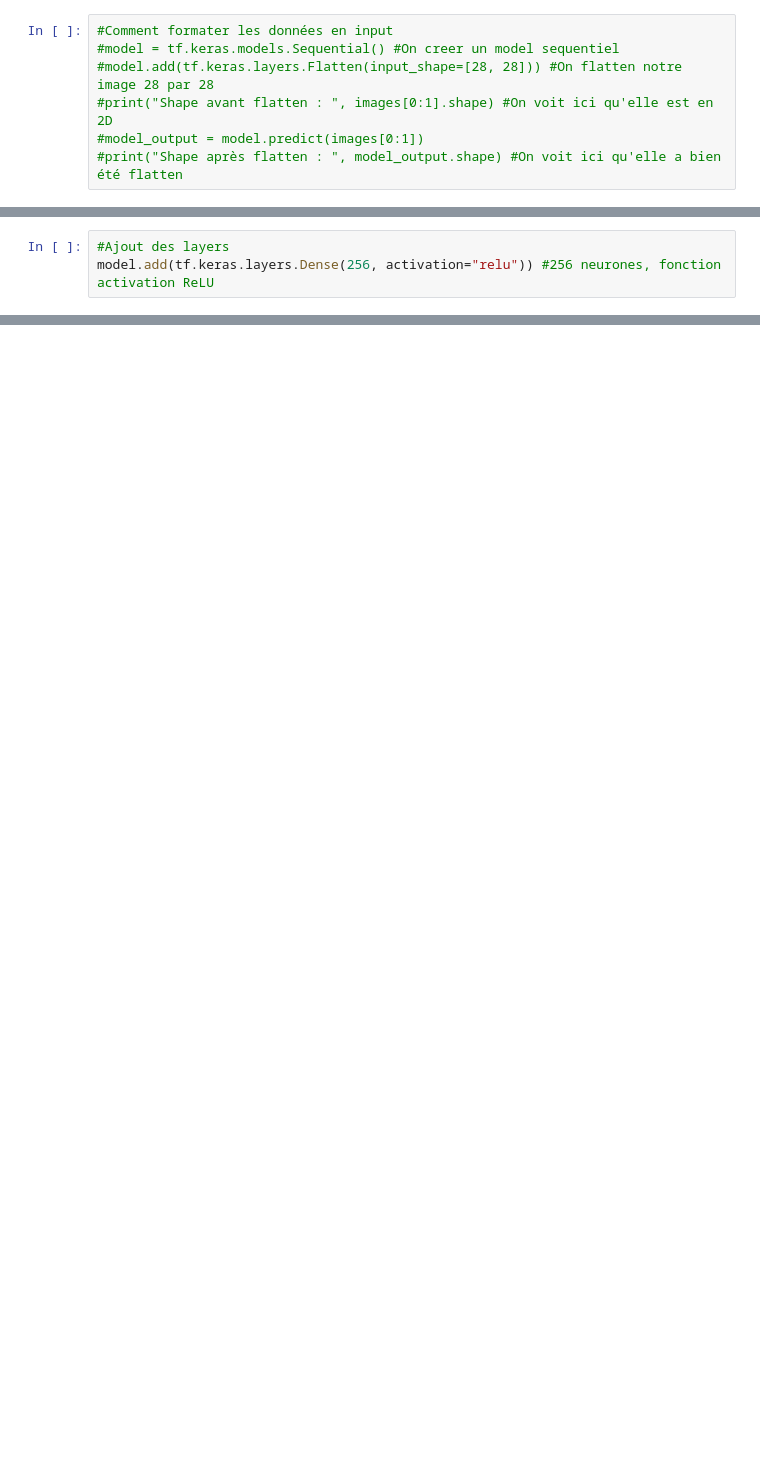
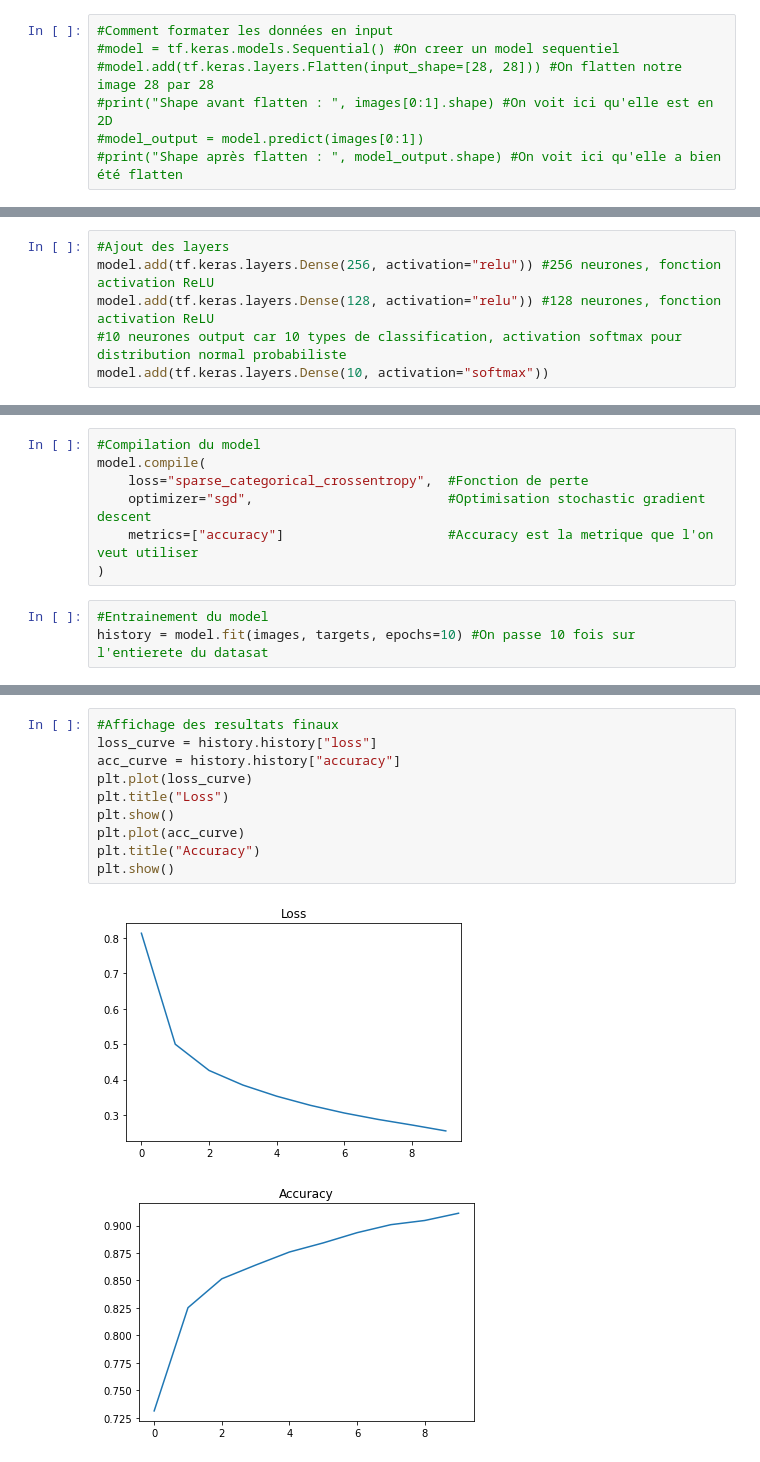
Before and after one commit to hanzopgp/TensorFlowTest, a Jupyter notebook: main.ipynb, the cells around one changed output, grey strips where cells are left out. Cells and saved outputs as stored; diff of their text form; blank space fills up the shorter version.

Commit message:
first model done

```diff
--- a/main.ipynb
+++ b/main.ipynb
@@ -49,3 +60,6 @@ model.add(tf.keras.layers.Flatten(input_shape=[28, 28]))
 # %%
 #Ajout des layers
 model.add(tf.keras.layers.Dense(256, activation="relu")) #256 neurones, fonction activation ReLU
+model.add(tf.keras.layers.Dense(128, activation="relu")) #128 neurones, fonction activation ReLU
+#10 neurones output car 10 types de classification, activation softmax pour distribution normal probabiliste
+model.add(tf.keras.layers.Dense(10, activation="softmax"))
@@ -51,0 +91,10 @@ model.add(tf.keras.layers.Dense(256, activation="relu")) #256 neurones, fonction
+# %%
+#Compilation du model
+model.compile(
+    loss="sparse_categorical_crossentropy",  #Fonction de perte
+    optimizer="sgd",                         #Optimisation stochastic gradient descent
+    metrics=["accuracy"]                     #Accuracy est la metrique que l'on veut utiliser
+)
+# %%
+#Entrainement du model
+history = model.fit(images, targets, epochs=10) #On passe 10 fois sur l'entierete du datasat
@@ -51,0 +119,13 @@ model.add(tf.keras.layers.Dense(256, activation="relu")) #256 neurones, fonction
+# %%
+#Affichage des resultats finaux
+loss_curve = history.history["loss"]
+acc_curve = history.history["accuracy"]
+plt.plot(loss_curve)
+plt.title("Loss")
+plt.show()
+plt.plot(acc_curve)
+plt.title("Accuracy")
+plt.show()
+# %% [output]
+[figure, added]
+[figure, added]
```
Also changed, not shown: parts of 7 cells of this notebook.
